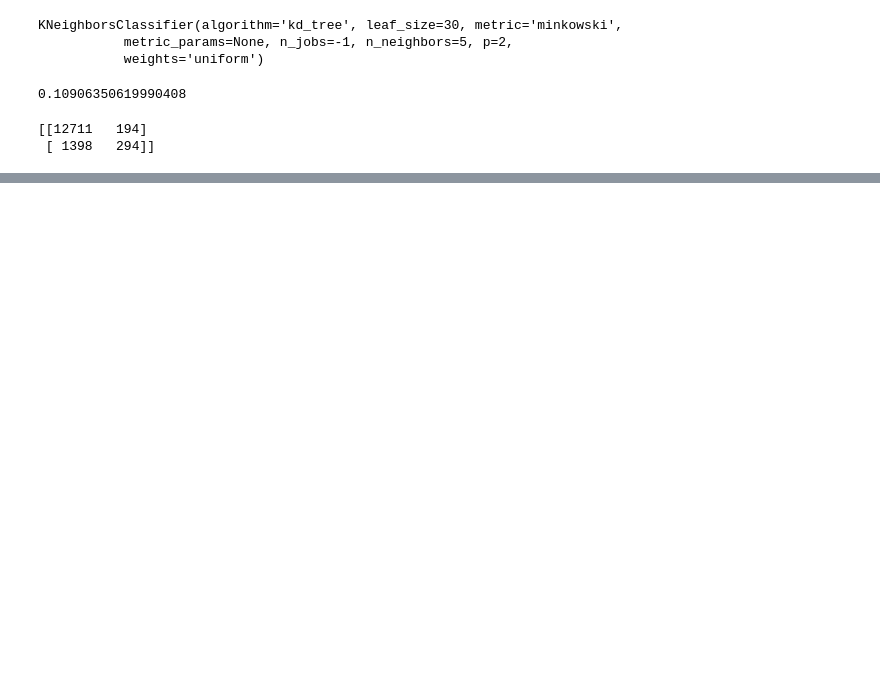
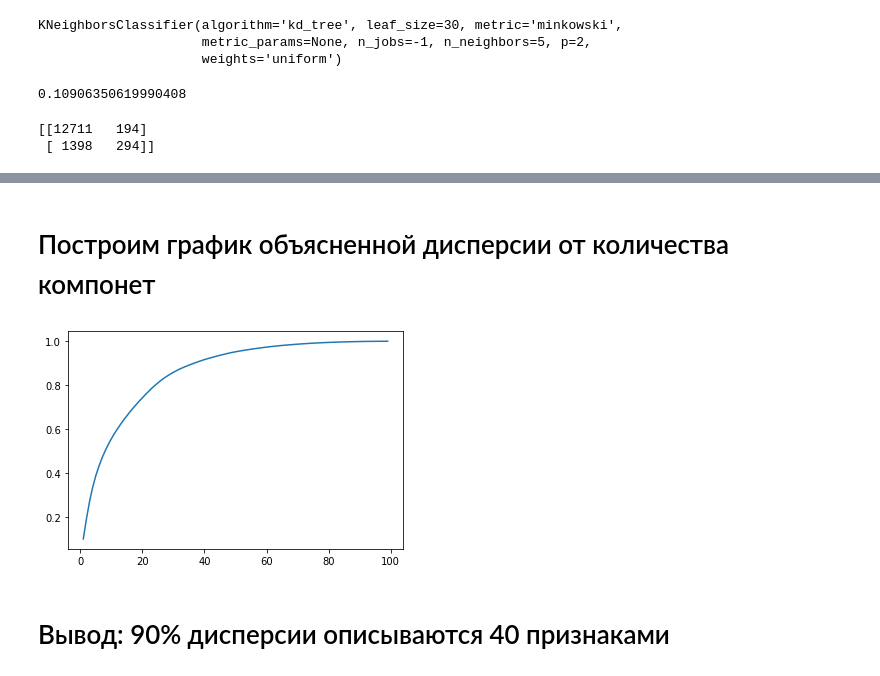
Before and after one commit to fexolm/MachineLearning, a Jupyter notebook: DoNotGetKickedSol1.ipynb, the cells around one changed output, grey strips where cells are left out. Saved outputs shown, nothing was run; the diff lists cells and outputs as text; code cells hidden in the pictures; blank space fills up the shorter version.

```diff
--- a/DoNotGetKickedSol1.ipynb
+++ b/DoNotGetKickedSol1.ipynb
@@ -388,0 +396,16 @@ for components in range(1, 7):
+# %% [markdown]
+# Построим график объясненной дисперсии от количества компонет
+# %%
+def plot_pca_explained_variance_ratio():
+    explained_variance = []
+    components = list(range(1, 100))
+    for i in components:
+        pca = PCA(n_components=i)
+        pca.fit(X_train)
+        explained_variance.append(sum(pca.explained_variance_ratio_))
+    plt.plot(components, explained_variance)
+plot_pca_explained_variance_ratio()
+# %% [output]
+[figure, added]
+# %% [markdown]
+# Вывод: 90% дисперсии описываются 40 признаками
```
Also changed, not shown: parts of 33 cells of this notebook.
